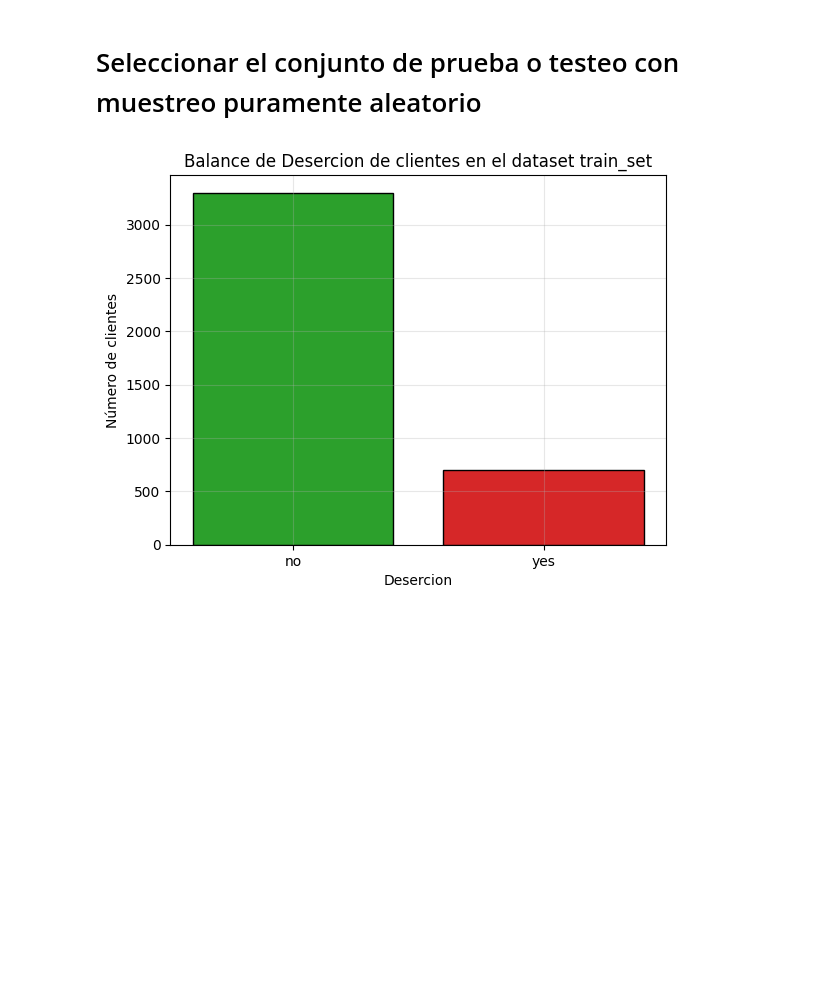
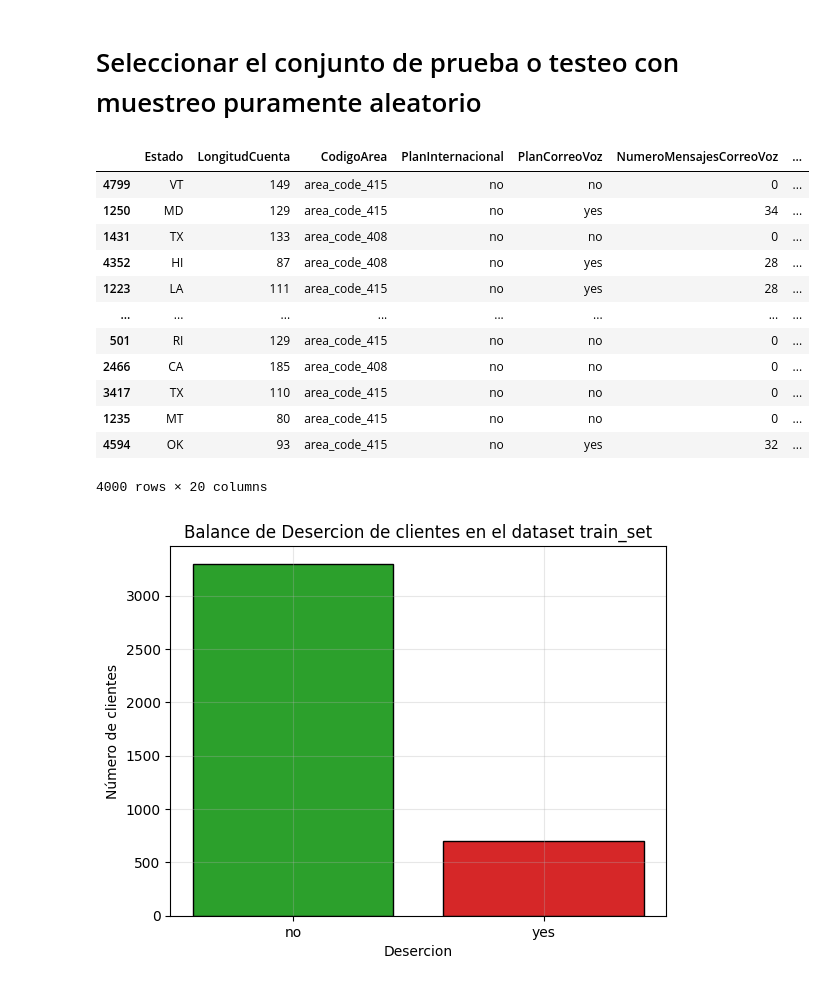
Before and after one commit to marco-canas/extension, a Jupyter notebook: taller_g_lideres/6_pactica_ml/1_analisis_abandono.ipynb, the cells around one changed output. Saved outputs shown, nothing was run; the diff lists cells and outputs as text; code cells hidden in the pictures; blank space fills up the shorter version.

```diff
--- a/taller_g_lideres/6_pactica_ml/1_analisis_abandono.ipynb
+++ b/taller_g_lideres/6_pactica_ml/1_analisis_abandono.ipynb
@@ -458,6 +416,23 @@ from sklearn.model_selection import train_test_split
 train_set, test_set = train_test_split(df, test_size=0.2, random_state=None, stratify=None)
 
 # Tarea: Lea sobre la función `sklearn.train_test_split()`
+# %%
+# verificación de la mezcla aleatoria
+train_set
+# %% [output]
+|  | Estado | LongitudCuenta | CodigoArea | PlanInternacional | PlanCorreoVoz | NumeroMensajesCorreoVoz | ... |
+| 4799 | VT | 149 | area_code_415 | no | no | 0 | ... |
+| 1250 | MD | 129 | area_code_415 | no | yes | 34 | ... |
+| 1431 | TX | 133 | area_code_408 | no | no | 0 | ... |
+| 4352 | HI | 87 | area_code_408 | no | yes | 28 | ... |
+| 1223 | LA | 111 | area_code_415 | no | yes | 28 | ... |
+| ... | ... | ... | ... | ... | ... | ... | ... |
+| 501 | RI | 129 | area_code_415 | no | no | 0 | ... |
+| 2466 | CA | 185 | area_code_408 | no | no | 0 | ... |
+| 3417 | TX | 110 | area_code_415 | no | no | 0 | ... |
+| 1235 | MT | 80 | area_code_415 | no | no | 0 | ... |
+| 4594 | OK | 93 | area_code_415 | no | yes | 32 | ... |
+4000 rows × 20 columns
 # %%
 # Verificación gráfica del muestreo aleatorio
 
```
Also changed, not shown: parts of 91 cells of this notebook, 7 other files.
